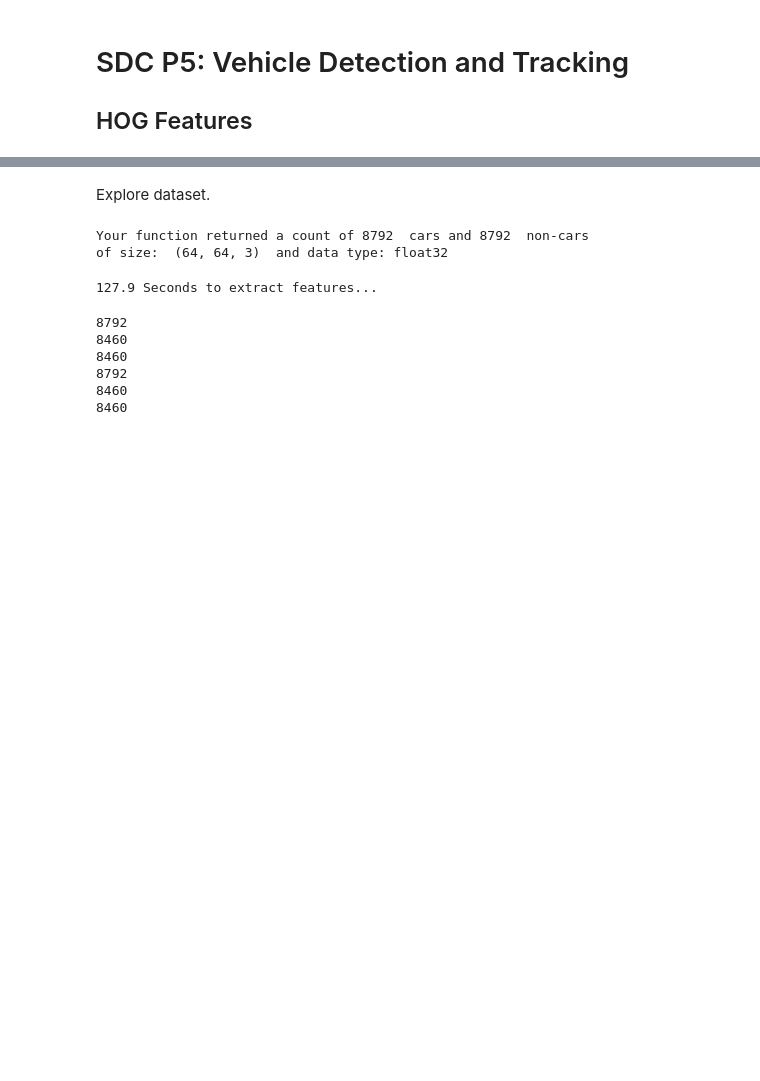
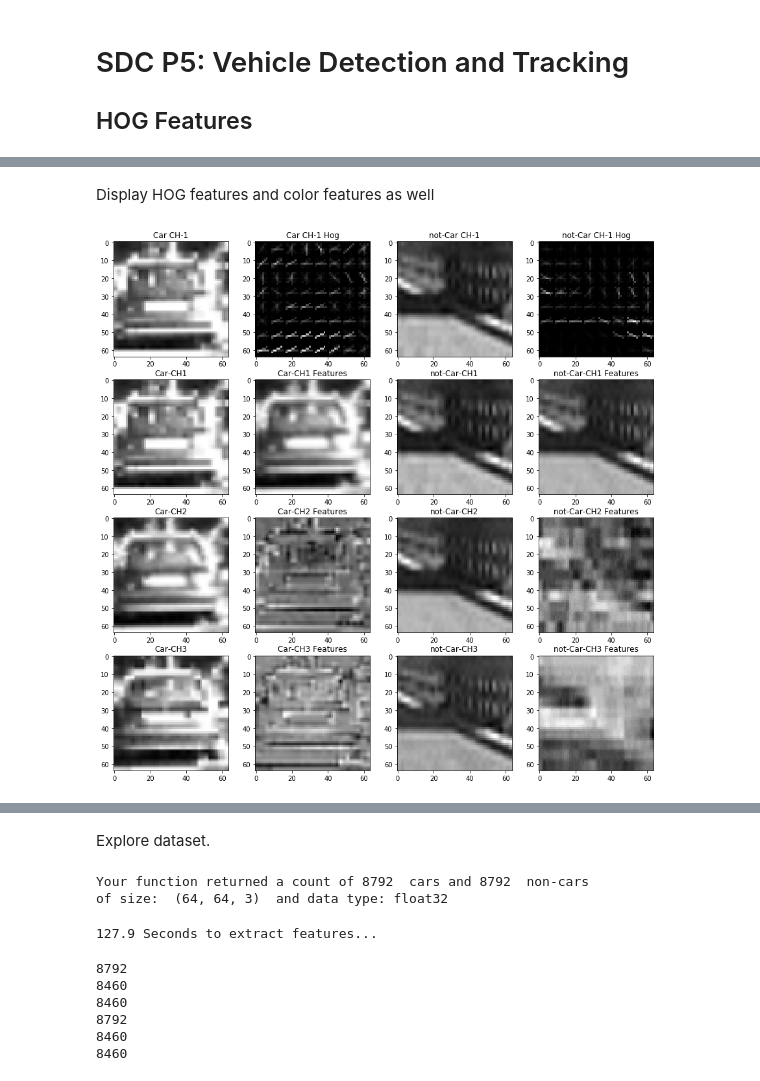
Before and after one commit to gcjyzdd/SDC-P5, a Jupyter notebook: VDT_v1.ipynb, the cells around one changed output, grey strips where cells are left out. Saved outputs shown, nothing was run; the diff lists cells and outputs as text; code cells hidden in the pictures; blank space fills up the shorter version.

```diff
--- a/VDT_v1.ipynb
+++ b/VDT_v1.ipynb
@@ -6,0 +46,58 @@ Get HOG features. And experiment to find a good combination of parameters
+# %% [markdown]
+Display HOG features and color features as well
+# %%
+imgs = []
+imgs.append(car[:,:,0])
+
+color_space = 'YCrCb'
+car_feature_image = convert_color(car, color_space)
+notcar_feature_image = convert_color(notcar, color_space)
+
+orient = 8
+pix_per_cell = 8
+cell_per_block = 2
+
+f, car_hog_1 = get_hog_features(car_feature_image[:,:,0], orient, pix_per_cell, cell_per_block,
+                     vis=True, feature_vec=True)
+
+f, notcar_hog_1 = get_hog_features(notcar_feature_image[:,:,0], orient, pix_per_cell, cell_per_block,
+                     vis=True, feature_vec=True)
+
+plt.figure(figsize=(15,15))
+
+plt.subplot(4,4,1)
+plt.imshow(car[:,:,0], cmap='gray')
+plt.title('Car CH-1')
+
+plt.subplot(4,4,2)
+plt.imshow(car_hog_1, cmap='gray')
+plt.title('Car CH-1 Hog')
+
+plt.subplot(4,4,3)
+plt.imshow(notcar[:,:,0], cmap='gray')
+plt.title('not-Car CH-1')
+
+plt.subplot(4,4,4)
+plt.imshow(notcar_hog_1, cmap='gray')
+plt.title('not-Car CH-1 Hog')
+
+for i in range(3):
+    plt.subplot(4,4,4+i*4+1)
+    plt.imshow(car[:,:,i], cmap='gray')
+    plt.title('Car-CH'+str(i+1))
+
+    plt.subplot(4,4,4+i*4+2)
+    plt.imshow(car_feature_image[:,:,i], cmap='gray')
+    plt.title('Car-CH'+str(i+1)+' Features')
+
+    plt.subplot(4,4,4+i*4+3)
+    plt.imshow(notcar[:,:,i], cmap='gray')
+    plt.title('not-Car-CH'+str(i+1))
+
+    plt.subplot(4,4,4+i*4+4)
+    plt.imshow(notcar_feature_image[:,:,i], cmap='gray')
+    plt.title('not-Car-CH'+str(i+1)+' Features')
+
+plt.savefig('./output_images/features.jpg', bbox_inches="tight")
+# %% [output]
+[figure, added]
```
Also changed, not shown: parts of 12 cells of this notebook.
